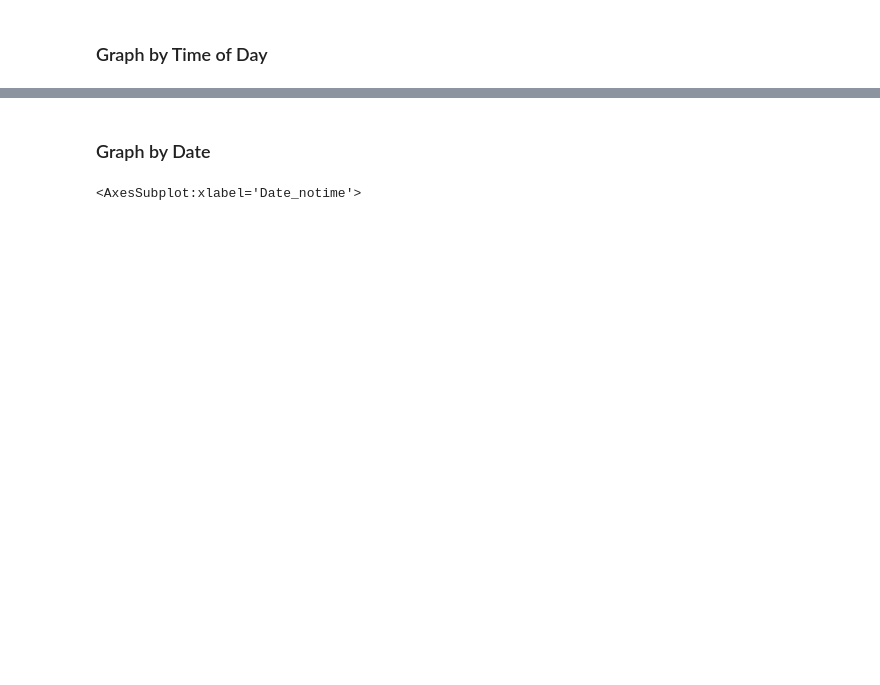
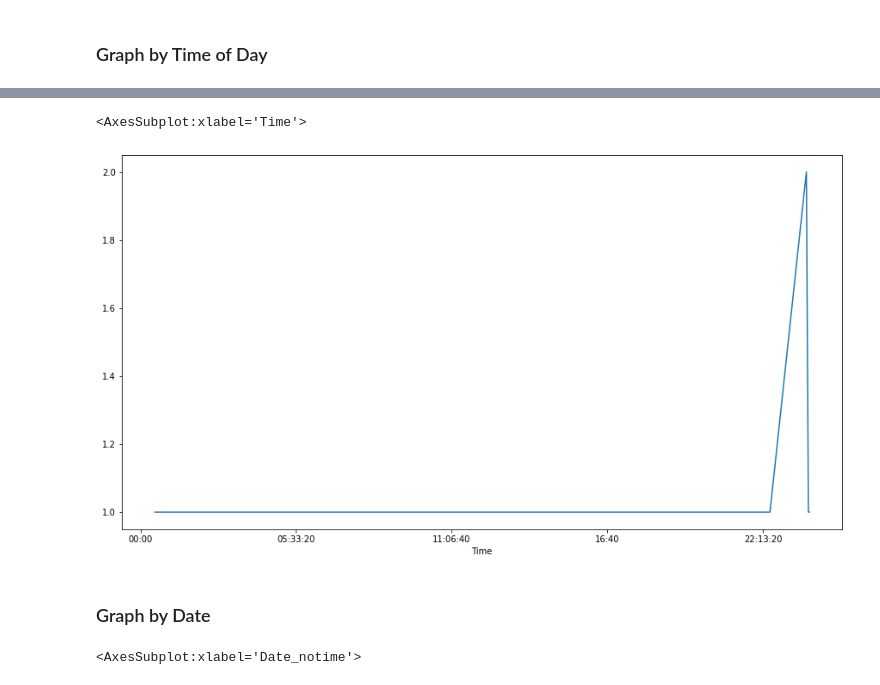
Before and after one commit to gbikram/Jupyter-Threat-Intel, a Jupyter notebook: IOCTimeline/IOCTimeline.ipynb, the cells around one changed output, grey strips where cells are left out. Cells and saved outputs as stored; diff of their text form; code cells hidden in the pictures; blank space fills up the shorter version.

Commit message:
Add Line Plots

```diff
--- a/IOCTimeline/IOCTimeline.ipynb
+++ b/IOCTimeline/IOCTimeline.ipynb
@@ -124,3 +127,8 @@ df.groupby(['Time']).count()['IOC'].plot(kind='bar', figsize=[15,8])
+# %%
+df.groupby(['Time']).count()['IOC'].plot(figsize=[15,8])
+# %% [output]
+<AxesSubplot:xlabel='Time'>
+[figure, added]
 # %% [markdown]
 ### Graph by Date
 # %%
```
Also changed, not shown: parts of 7 cells of this notebook.
